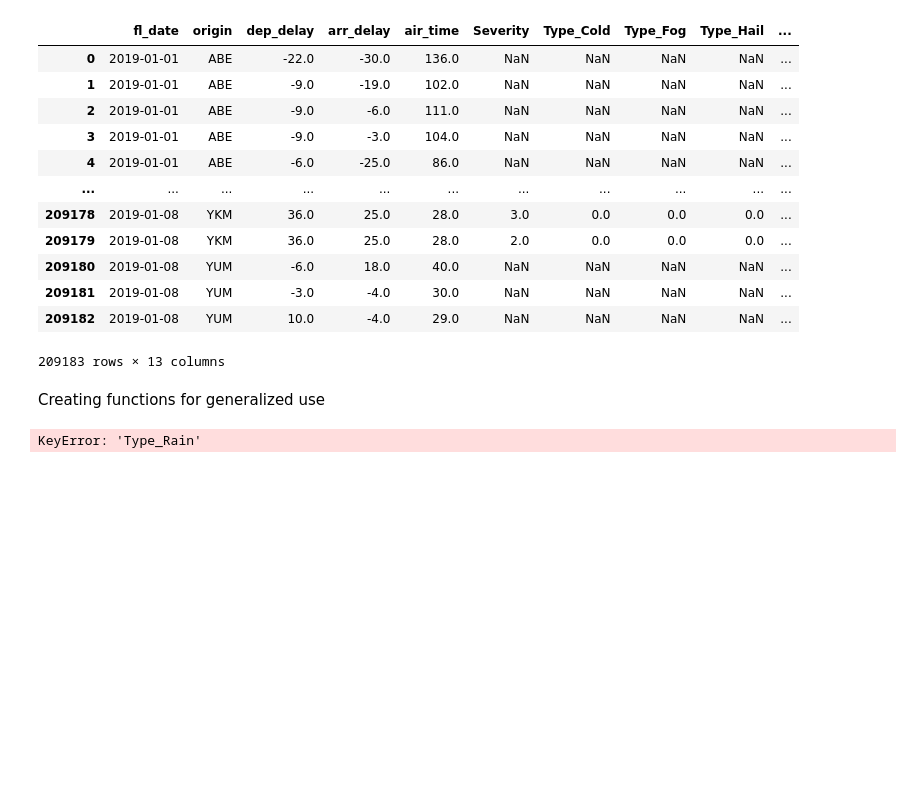
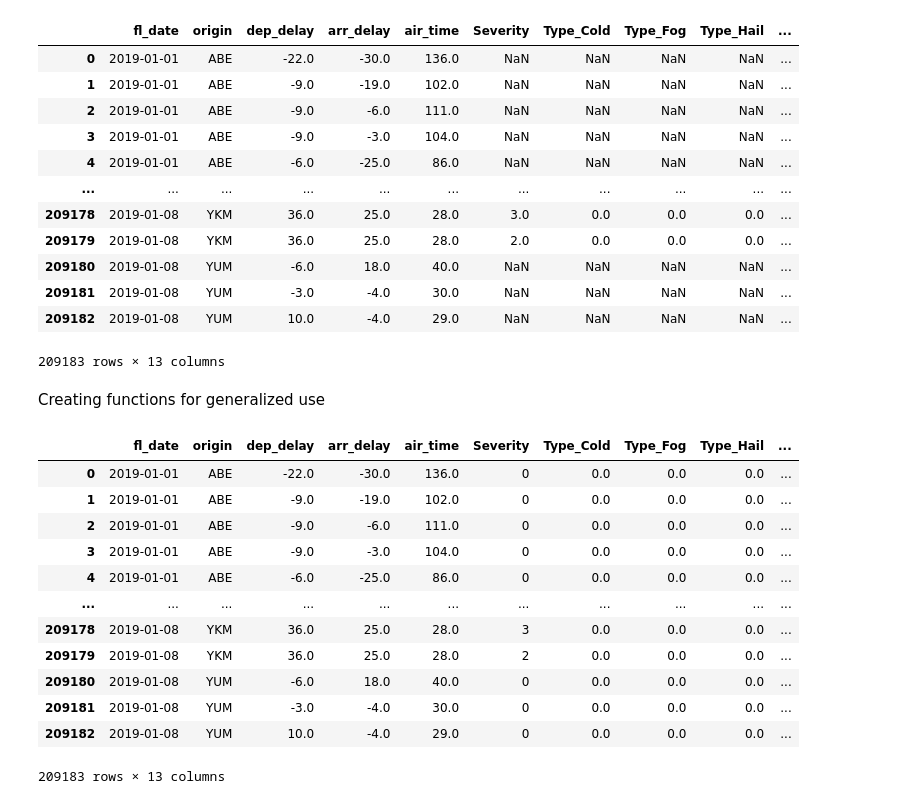
Before and after one commit to brianl2/Midterm-Project-Lighthouselabs-, a Jupyter notebook: note_books/feature_engineering/weather.ipynb, the cells around one changed output. Drawn from its saved outputs; the diff is of its cells as text; code cells hidden in the pictures; blank space fills up the shorter version.

```diff
--- a/note_books/feature_engineering/weather.ipynb
+++ b/note_books/feature_engineering/weather.ipynb
@@ -206,9 +206,24 @@ def cleaning_weather(df):
     df['Type_Storm'] = df['Type_Storm'].fillna(0)
     df['Type_Precipitation'] = df['Type_Precipitation'].fillna(0)
     df['Severity'] = df['Severity'].fillna(0)
+    return df
 # %%
 df3 = merging_weather(df_weather,test)
-# %%
-cleaning_weather(df3)
-# %% [output]
-KeyError: 'Type_Rain'
+# %%
+df4 = cleaning_weather(df3)
+# %%
+df4
+# %% [output]
+|  | fl_date | origin | dep_delay | arr_delay | air_time | Severity | Type_Cold | Type_Fog | Type_Hail | ... |
+| 0 | 2019-01-01 | ABE | -22.0 | -30.0 | 136.0 | 0 | 0.0 | 0.0 | 0.0 | ... |
+| 1 | 2019-01-01 | ABE | -9.0 | -19.0 | 102.0 | 0 | 0.0 | 0.0 | 0.0 | ... |
+| 2 | 2019-01-01 | ABE | -9.0 | -6.0 | 111.0 | 0 | 0.0 | 0.0 | 0.0 | ... |
+| 3 | 2019-01-01 | ABE | -9.0 | -3.0 | 104.0 | 0 | 0.0 | 0.0 | 0.0 | ... |
+| 4 | 2019-01-01 | ABE | -6.0 | -25.0 | 86.0 | 0 | 0.0 | 0.0 | 0.0 | ... |
+| ... | ... | ... | ... | ... | ... | ... | ... | ... | ... | ... |
+| 209178 | 2019-01-08 | YKM | 36.0 | 25.0 | 28.0 | 3 | 0.0 | 0.0 | 0.0 | ... |
+| 209179 | 2019-01-08 | YKM | 36.0 | 25.0 | 28.0 | 2 | 0.0 | 0.0 | 0.0 | ... |
+| 209180 | 2019-01-08 | YUM | -6.0 | 18.0 | 40.0 | 0 | 0.0 | 0.0 | 0.0 | ... |
+| 209181 | 2019-01-08 | YUM | -3.0 | -4.0 | 30.0 | 0 | 0.0 | 0.0 | 0.0 | ... |
+| 209182 | 2019-01-08 | YUM | 10.0 | -4.0 | 29.0 | 0 | 0.0 | 0.0 | 0.0 | ... |
+209183 rows × 13 columns
```
Also changed, not shown: 1 other file.
